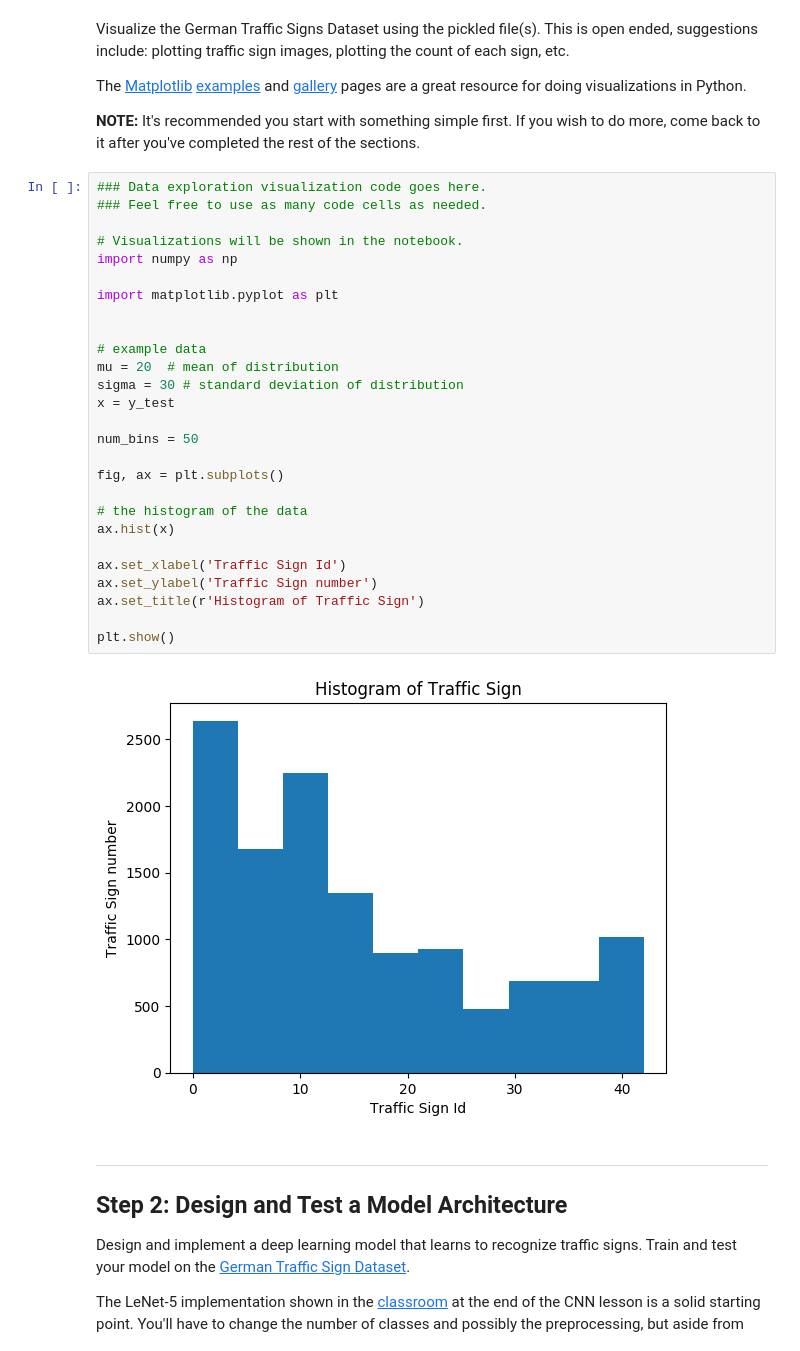
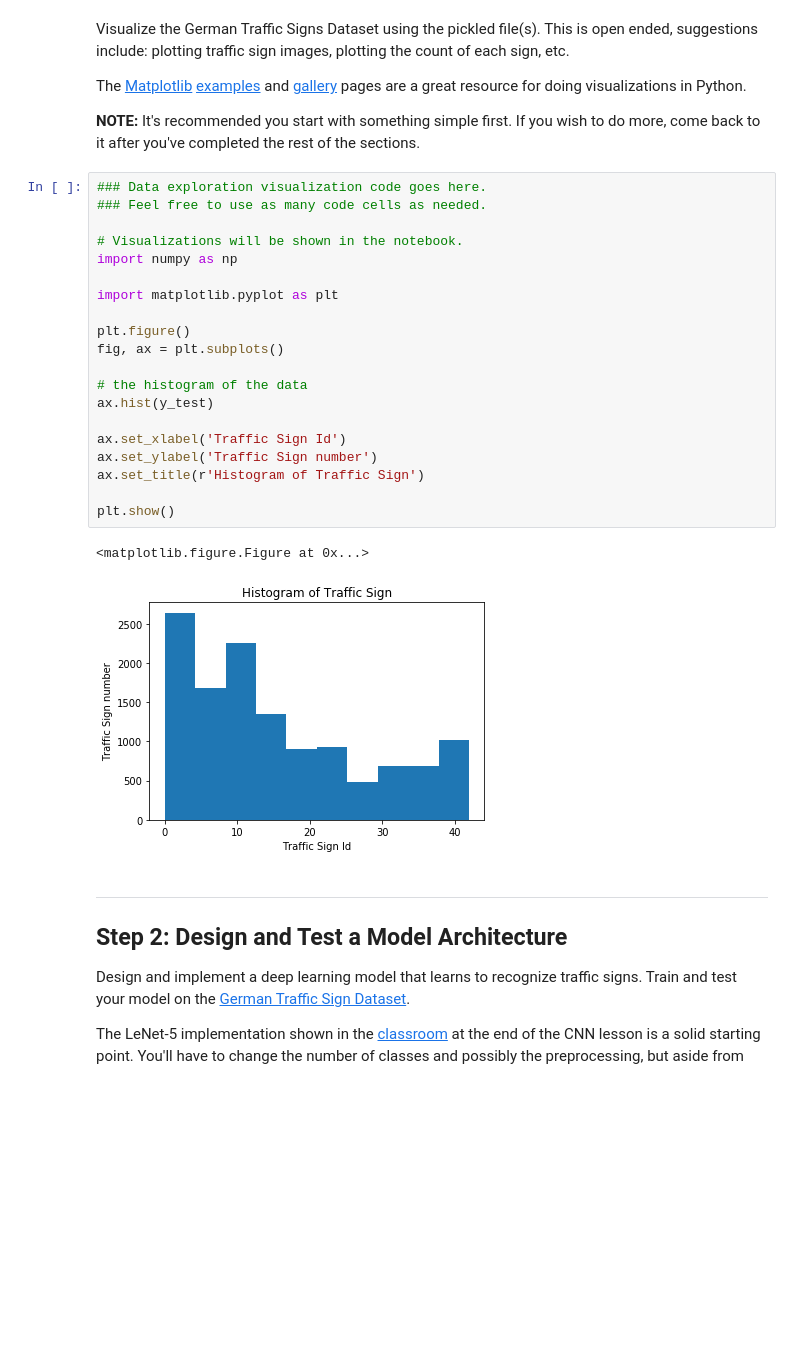
Before and after one commit to DolphinWorld/udacitySelfDrivingCourse, a Jupyter notebook: P2/Traffic_Sign_Classifier.ipynb, the cells around one changed output. Drawn from its saved outputs; the diff is of its cells as text; blank space fills up the shorter version.

```diff
--- a/P2/Traffic_Sign_Classifier.ipynb
+++ b/P2/Traffic_Sign_Classifier.ipynb
@@ -107,32 +107,26 @@ The [Matplotlib](http://matplotlib.org/) [examples](http://matplotlib.org/exampl
 # %%
 ### Data exploration visualization code goes here.
 ### Feel free to use as many code cells as needed.
 
 # Visualizations will be shown in the notebook.
 import numpy as np
 
 import matplotlib.pyplot as plt
 
-
-# example data
-mu = 20  # mean of distribution
-sigma = 30 # standard deviation of distribution
-x = y_test
-
-num_bins = 50
-
+plt.figure()
 fig, ax = plt.subplots()
 
 # the histogram of the data
-ax.hist(x)
+ax.hist(y_test)
 
 ax.set_xlabel('Traffic Sign Id')
 ax.set_ylabel('Traffic Sign number')
 ax.set_title(r'Histogram of Traffic Sign')
 
 plt.show()
 # %% [output]
+<matplotlib.figure.Figure at 0x...>
-[figure, old version]
+[figure, new version]
 # %% [markdown]
 ----
 
```
Also changed, not shown: parts of 6 cells of this notebook, 1 other file.
